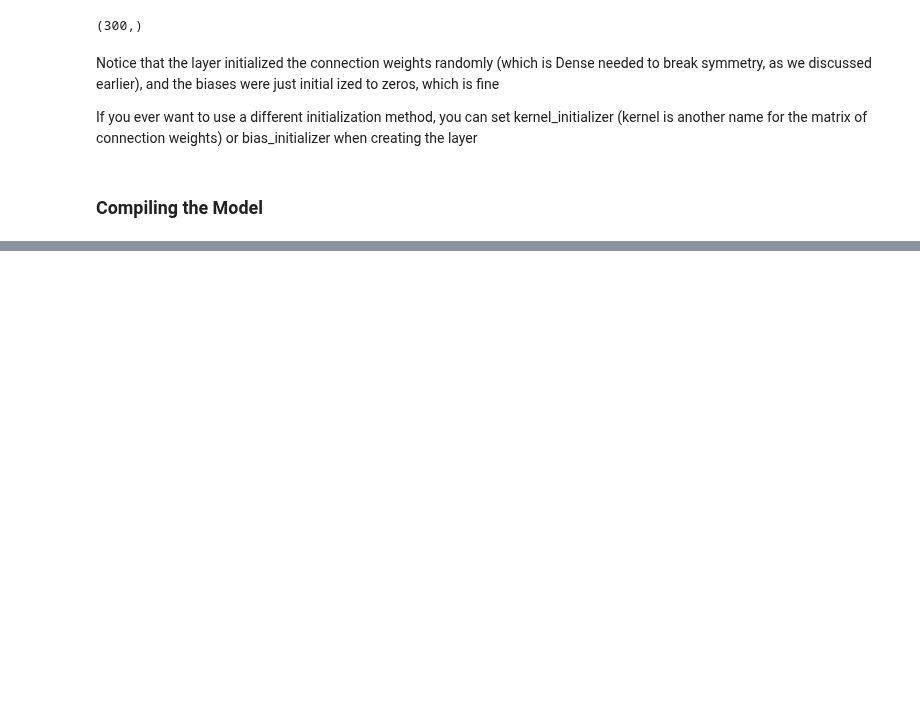
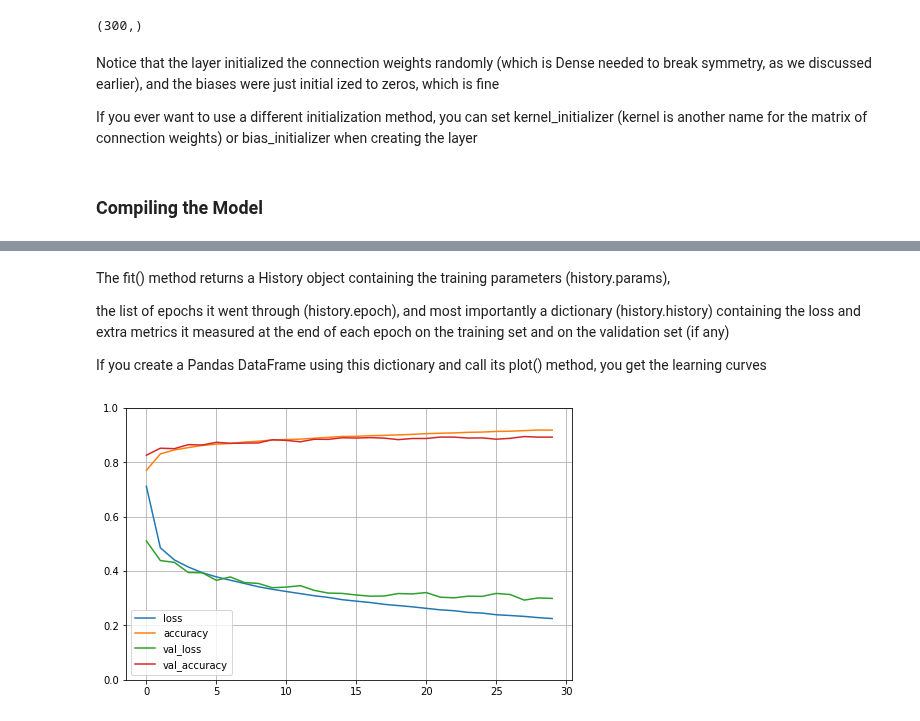
Before and after one commit to lucaslokchan/hands-on-ml, a Jupyter notebook: Learning Notes/Chapter 10: Introduction to Artificial Neural Networks with Keras/10_Introduction_to_Artificial_Neural_Networks_with_Keras.ipynb, the cells around one changed output, grey strips where cells are left out. Saved outputs shown, nothing was run; the diff lists cells and outputs as text; code cells hidden in the pictures; blank space fills up the shorter version.

```diff
--- a/Learning Notes/Chapter 10: Introduction to Artificial Neural Networks with Keras/10_Introduction_to_Artificial_Neural_Networks_with_Keras.ipynb
+++ b/Learning Notes/Chapter 10: Introduction to Artificial Neural Networks with Keras/10_Introduction_to_Artificial_Neural_Networks_with_Keras.ipynb
@@ -210,0 +224,5 @@ If you ever want to use a different initialization method, you can set kernel_in
+# %%
+model.compile(loss='sparse_categorical_crossentropy',
+              optimizer='sgd',
+              metrics=['accuracy']
+              )
@@ -210,0 +247,3 @@ If you ever want to use a different initialization method, you can set kernel_in
+# %%
+history = model.fit(X_train, y_train, epochs=30,
+                    validation_data=(X_valid, y_valid))
@@ -210,0 +278,16 @@ If you ever want to use a different initialization method, you can set kernel_in
+# %% [markdown]
+The fit() method returns a History object containing the training parameters (history.params),
+
+
+the list of epochs it went through (history.epoch), and most importantly a dictionary (history.history) containing the loss and extra metrics it measured at the end of each epoch on the training set and on the validation set (if any)
+
+If you create a Pandas DataFrame using this dictionary and call its plot() method, you get the learning curves
+# %%
+import pandas as pd
+
+pd.DataFrame(history.history).plot(figsize=(8, 5))
+plt.grid(True)
+plt.gca().set_ylim(0, 1)
+plt.show()
+# %% [output]
+[figure, added]
```
Also changed, not shown: parts of 30 cells of this notebook.
